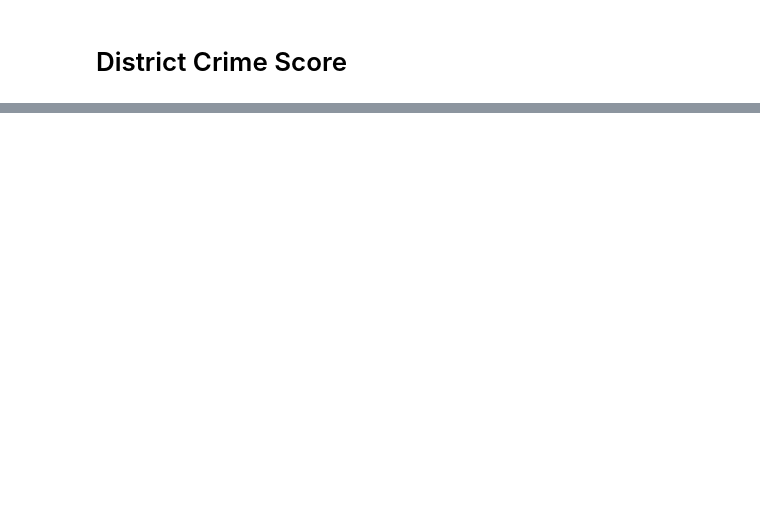
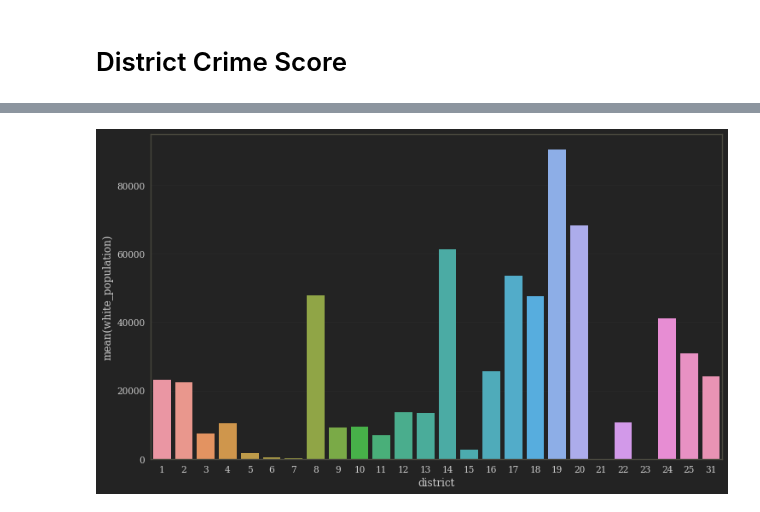
Before and after one commit to ChrisMcPherson/mids-w231-predictive-policing, a Jupyter notebook: predictive_policing_auditor.ipynb, the cells around one changed output, grey strips where cells are left out. Drawn from its saved outputs; the diff is of its cells as text; code cells hidden in the pictures; blank space fills up the shorter version.

```diff
--- a/predictive_policing_auditor.ipynb
+++ b/predictive_policing_auditor.ipynb
@@ -133,0 +169,13 @@ chgo_district_scores
+# %%
+# Retrieve demographic data
+chgo_stats = pd.read_csv(r"{0}\chicago_zip_demographics.csv".format(local_path))
+chgo_stats = chgo_stats.groupby('district')[['white_population','total_population',
+                                            'black_population','asian_population',
+                                            'hispanic_population','salary']].sum().reset_index()
+chgo_stats['total_population'] = (chgo_stats['black_population'] + chgo_stats['asian_population'] +
+                                  chgo_stats['hispanic_population'] + chgo_stats['white_population'])
+chgo_stats['proportion_white'] = chgo_stats['white_population'] / chgo_stats['total_population']
+chgo_stats['proportion_black'] = chgo_stats['black_population'] / chgo_stats['total_population']
+chgo_stats['proportion_asian'] = chgo_stats['asian_population'] / chgo_stats['total_population']
+chgo_stats['proportion_hispanic'] = chgo_stats['hispanic_population'] / chgo_stats['total_population']
+chgo_stats.head(5)
@@ -133,0 +189,5 @@ chgo_district_scores
+# %%
+bp = sns.barplot(x='district', y='white_population', data=chgo_stats)
+bp.figure.set_size_inches(12,7)
+# %% [output]
+[figure, added]
```
Also changed, not shown: parts of 20 cells of this notebook, 2 other files.
